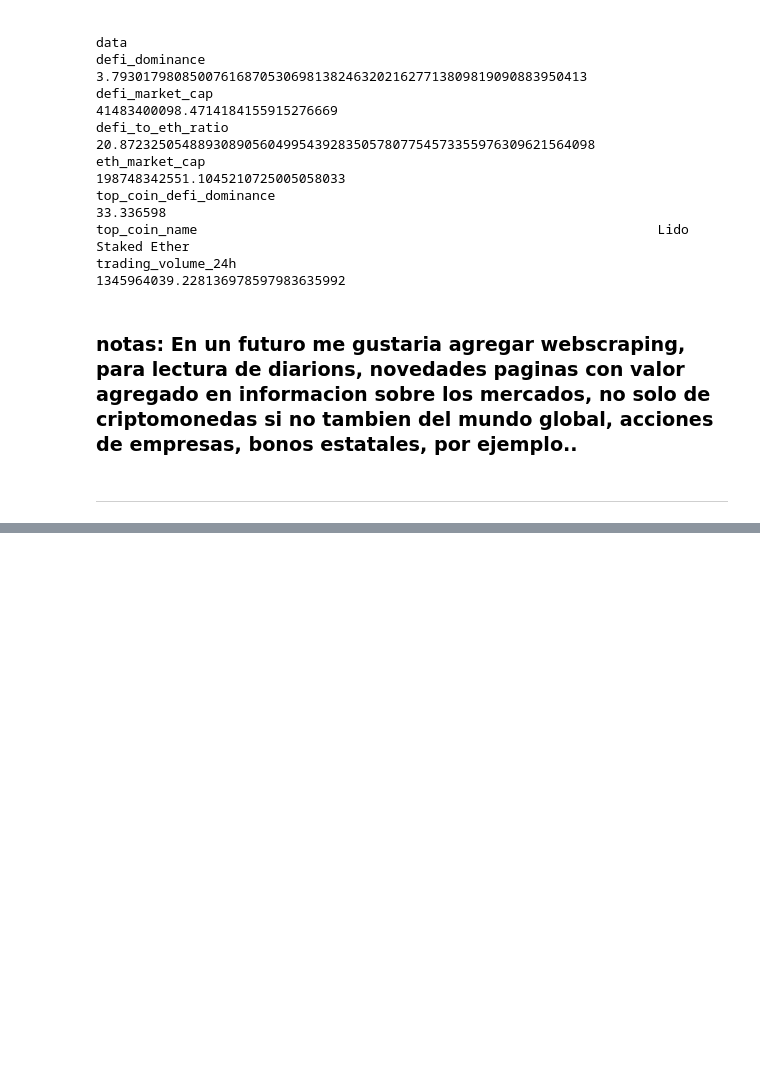
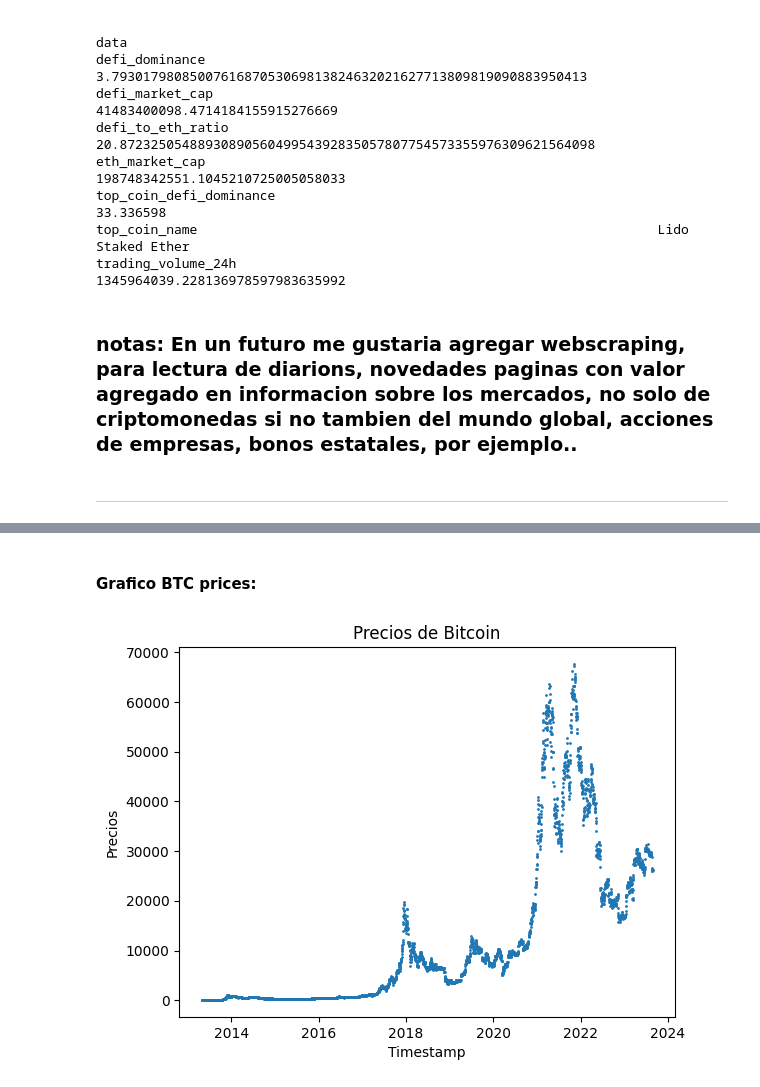
Before and after one commit to Lucaramallo/Cripto_analisis_lucaramallo, a Jupyter notebook: ETLs/ETL_Coingecko_API.ipynb, the cells around one changed output, grey strips where cells are left out. Drawn from its saved outputs; the diff is of its cells as text; code cells hidden in the pictures; blank space fills up the shorter version.

Commit message:
BTC data anual and power bi presents

```diff
--- a/ETLs/ETL_Coingecko_API.ipynb
+++ b/ETLs/ETL_Coingecko_API.ipynb
@@ -1372,0 +1375,20 @@ _________________________________________
+# %%
+bitcoin_url = "https://api.coingecko.com/api/v3/coins/bitcoin/market_chart?vs_currency=usd&days=max&precision=full"
+bitcoin_response = requests.get(bitcoin_url)
+bitcoin_data = bitcoin_response.json()
+
+# Extraer los valores de timestamp de cada lista en la columna 'timestamp'
+timestamps = [item[0] for item in bitcoin_data['prices']]
+
+# Crear el dataframe con los datos históricos de Bitcoin
+df_bit = pd.DataFrame({
+    'timestamp': pd.to_datetime(timestamps, unit='ms'),
+    'prices': [item[1] for item in bitcoin_data['prices']],
+    'market_caps': [item[1] for item in bitcoin_data['market_caps']],
+    'total_volumes': [item[1] for item in bitcoin_data['total_volumes']]
+})
+
+
+# Mostrar las últimas 50 filas del dataframe
+print(df_bit.head(50))
+print(df_bit.tail(50))
@@ -1372,0 +1451,2 @@ _________________________________________
+# %%
+df_bit = df_bit.dropna()
@@ -1372,0 +1465,14 @@ _________________________________________
+# %% [markdown]
+#### Grafico BTC prices:
+# %%
+# Ploteamos
+x = df_bit['timestamp']
+y = df_bit['prices']
+
+plt.scatter(x, y, s=1)
+plt.title("Precios de Bitcoin")
+plt.xlabel("Timestamp")
+plt.ylabel("Precios")
+plt.show()
+# %% [output]
+[figure, added]
```
Also changed, not shown: parts of 7 cells of this notebook, 2 other files.
